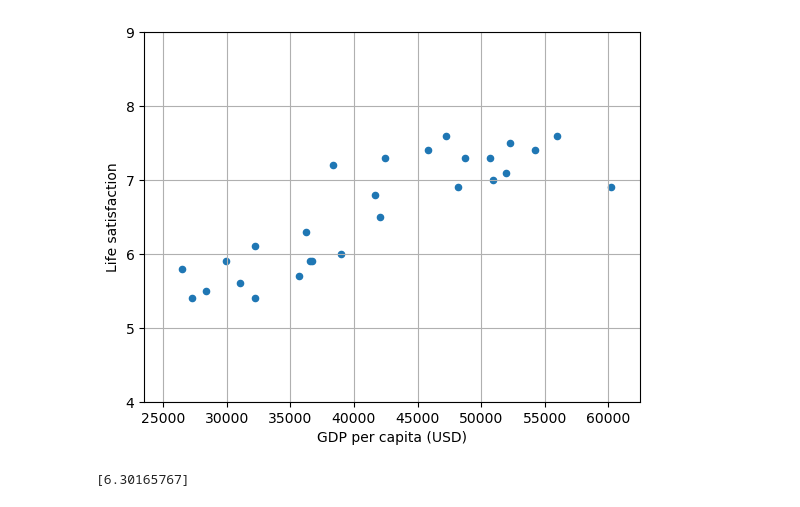
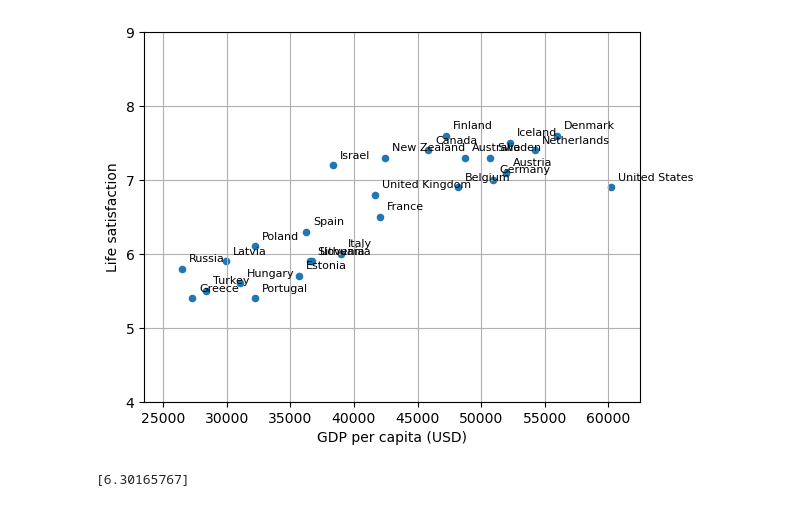
Before and after one commit to McSavage/FIN220, a Jupyter notebook: lectures/HandsOn_Chapter1/TrainingALinearModel.ipynb, the cells around one changed output. Drawn from its saved outputs; the diff is of its cells as text; code cells hidden in the pictures.

```diff
--- a/lectures/HandsOn_Chapter1/TrainingALinearModel.ipynb
+++ b/lectures/HandsOn_Chapter1/TrainingALinearModel.ipynb
@@ -1,29 +1,33 @@
 # %%
 import matplotlib.pyplot as plt
 import numpy as np
 import pandas as pd
 from sklearn.linear_model import LinearRegression
 
 #downlaod and prepare the data
 data_root = "https://github.com/ageron/data/raw/main/"
 lifesat = pd.read_csv(data_root + "lifesat/lifesat.csv")
 X = lifesat[["GDP per capita (USD)"]].values
 y = lifesat["Life satisfaction"].values
 
 #Visualize the data
 lifesat.plot(kind="scatter", grid=True, x="GDP per capita (USD)", y="Life satisfaction")
 plt.axis([23_500, 62_500, 4, 9 ])
+for i, row in lifesat.iterrows():
+    plt.annotate(row['Country'], (row['GDP per capita (USD)'], row['Life satisfaction']),
+                 textcoords="offset points", xytext=(5,5), ha='left', fontsize=8)
+
 plt.show()
 
 #Select a linear model
 model = LinearRegression()
 
 #train the model
 model.fit(X, y)
 
 #make predictions
 X_new = [[37_655.2]]
 print(model.predict(X_new))  # output: [[7.56688107]]
 # %% [output]
-[figure, old version]
+[figure, new version]
 [6.30165767]
```
Also changed, not shown: 3 other files.
